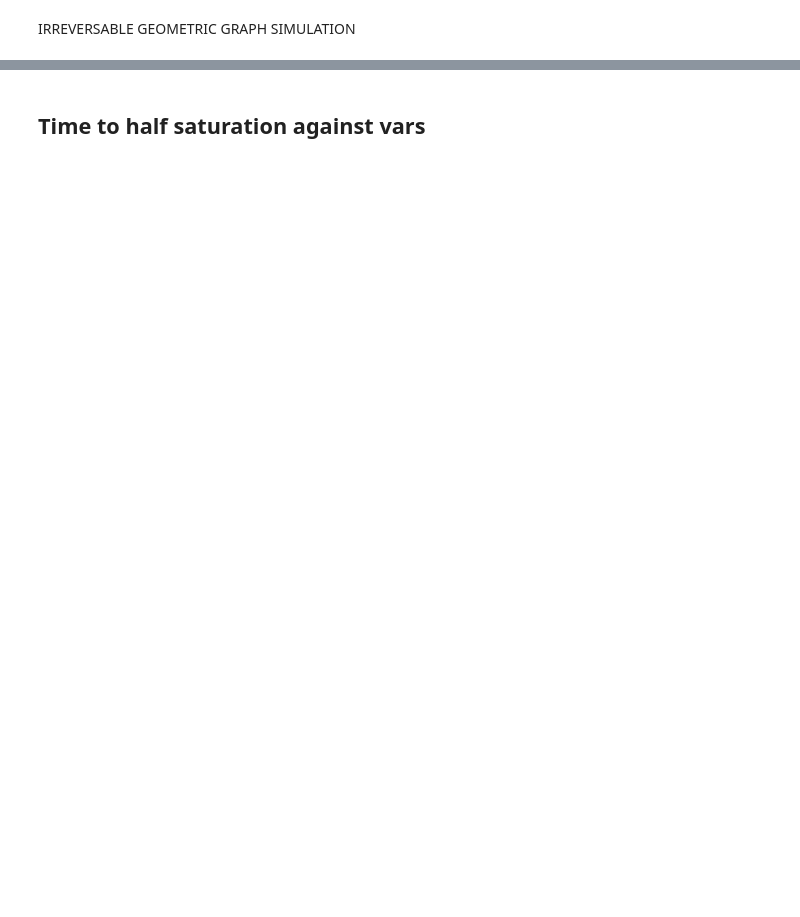
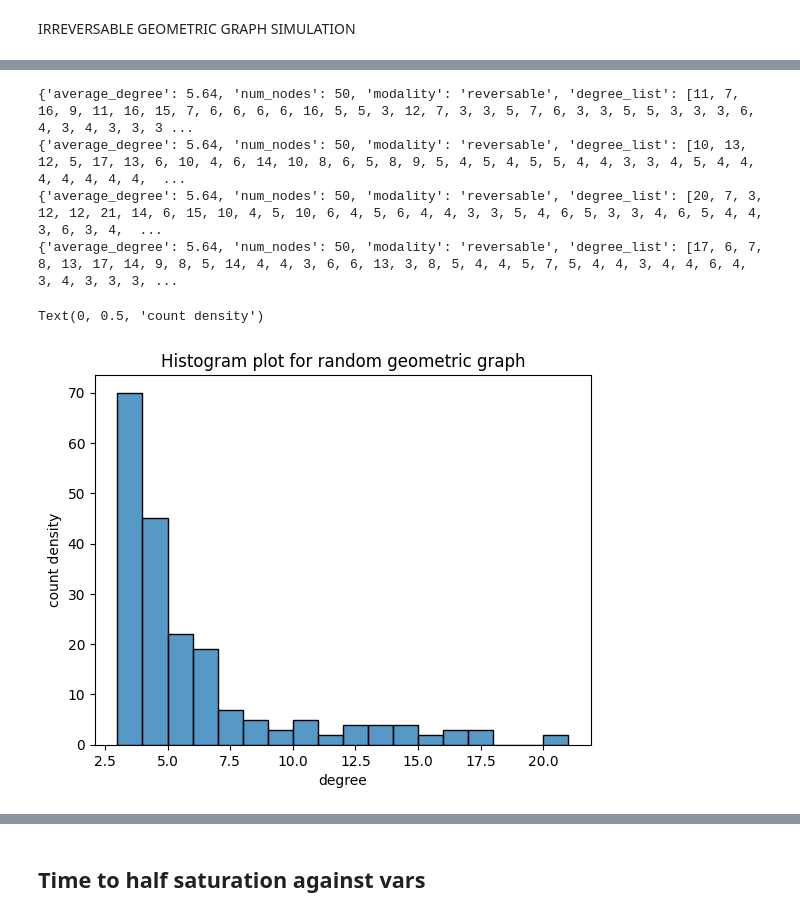
Before and after one commit to cm2435/graph_transmittion_research_project, a Jupyter notebook: experiments/variable_structure.ipynb, the cells around one changed output, grey strips where cells are left out. Saved outputs shown, nothing was run; the diff lists cells and outputs as text; code cells hidden in the pictures; blank space fills up the shorter version.

```diff
--- a/experiments/variable_structure.ipynb
+++ b/experiments/variable_structure.ipynb
@@ -88,3 +100,23 @@ average num nodes 500.0 std :  0.0
+# %%
+#Degree distribution for the random geometric
+#Can take any of the outputs, they share the same random graphs
+
+degrees_list = []
+for run in simulation_run_barassi['reversable']['info_dict']:
+    print(run)
+    degrees_list.extend(run['degree_list'])
+
+sns.histplot(degrees_list)
+plt.title("Histogram plot for random geometric graph")
+plt.xlabel("degree")
+plt.ylabel("count density")
+# %% [output]
+{'average_degree': 5.64, 'num_nodes': 50, 'modality': 'reversable', 'degree_list': [11, 7, 16, 9, 11, 16, 15, 7, 6, 6, 6, 6, 16, 5, 5, 3, 12, 7, 3, 3, 5, 7, 6, 3, 3, 5, 5, 3, 3, 3, 6, 4, 3, 4, 3, 3, 3 ...
+{'average_degree': 5.64, 'num_nodes': 50, 'modality': 'reversable', 'degree_list': [10, 13, 12, 5, 17, 13, 6, 10, 4, 6, 14, 10, 8, 6, 5, 8, 9, 5, 4, 5, 4, 5, 5, 4, 4, 3, 3, 4, 5, 4, 4, 4, 4, 4, 4, 4,  ...
+{'average_degree': 5.64, 'num_nodes': 50, 'modality': 'reversable', 'degree_list': [20, 7, 3, 12, 12, 21, 14, 6, 15, 10, 4, 5, 10, 6, 4, 5, 6, 4, 4, 3, 3, 5, 4, 6, 5, 3, 3, 4, 6, 5, 4, 4, 3, 6, 3, 4,  ...
+{'average_degree': 5.64, 'num_nodes': 50, 'modality': 'reversable', 'degree_list': [17, 6, 7, 8, 13, 17, 14, 9, 8, 5, 14, 4, 4, 3, 6, 6, 13, 3, 8, 5, 4, 4, 5, 7, 5, 4, 4, 3, 4, 4, 6, 4, 3, 4, 3, 3, 3, ...
+Text(0, 0.5, 'count density')
+[figure, added]
 # %%
 #Degree distribution for the barabassi albert
 degrees_list = []
```
Also changed, not shown: parts of 17 cells of this notebook, 3 other files.
